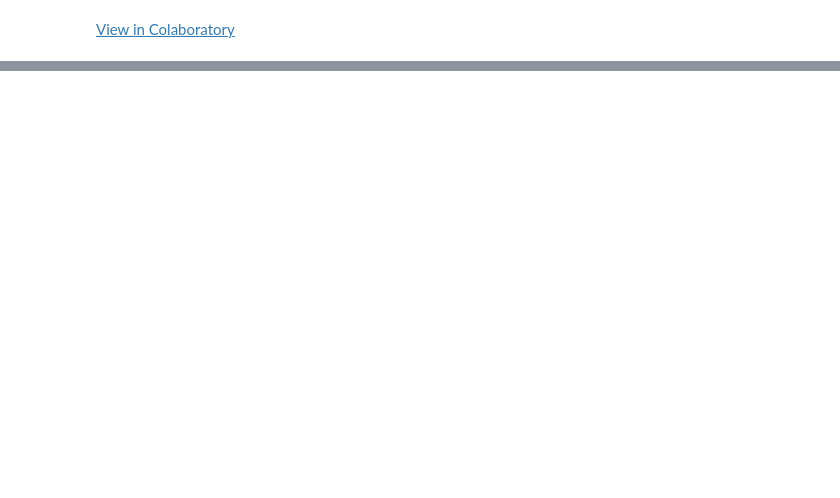
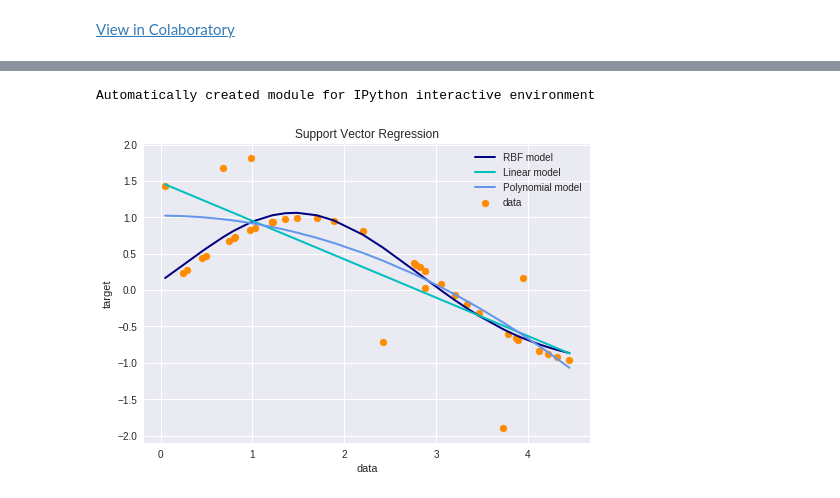
Before and after one commit to kintarou/django-starter, a Jupyter notebook: regression.ipynb, the cells around one changed output, grey strips where cells are left out. Cells and saved outputs as stored; diff of their text form; code cells hidden in the pictures; blank space fills up the shorter version.

```diff
--- a/regression.ipynb
+++ b/regression.ipynb
@@ -323,0 +357,40 @@ plt.show()
+# %%
+print(__doc__)
+
+import numpy as np
+from sklearn.svm import SVR
+import matplotlib.pyplot as plt
+
+# #############################################################################
+# Generate sample data
+X = np.sort(5 * np.random.rand(40, 1), axis=0)
+y = np.sin(X).ravel()
+
+# #############################################################################
+# Add noise to targets
+y[::5] += 3 * (0.5 - np.random.rand(8))
+
+# #############################################################################
+# Fit regression model
+svr_rbf = SVR(kernel='rbf', C=1e3, gamma=0.1)
+svr_lin = SVR(kernel='linear', C=1e3)
+svr_poly = SVR(kernel='poly', C=1e3, degree=2)
+y_rbf = svr_rbf.fit(X, y).predict(X)
+y_lin = svr_lin.fit(X, y).predict(X)
+y_poly = svr_poly.fit(X, y).predict(X)
+
+# #############################################################################
+# Look at the results
+lw = 2
+plt.scatter(X, y, color='darkorange', label='data')
+plt.plot(X, y_rbf, color='navy', lw=lw, label='RBF model')
+plt.plot(X, y_lin, color='c', lw=lw, label='Linear model')
+plt.plot(X, y_poly, color='cornflowerblue', lw=lw, label='Polynomial model')
+plt.xlabel('data')
+plt.ylabel('target')
+plt.title('Support Vector Regression')
+plt.legend()
+plt.show()
+# %% [output]
+Automatically created module for IPython interactive environment
+[figure, added]
```
Also changed, not shown: parts of 25 cells of this notebook.
